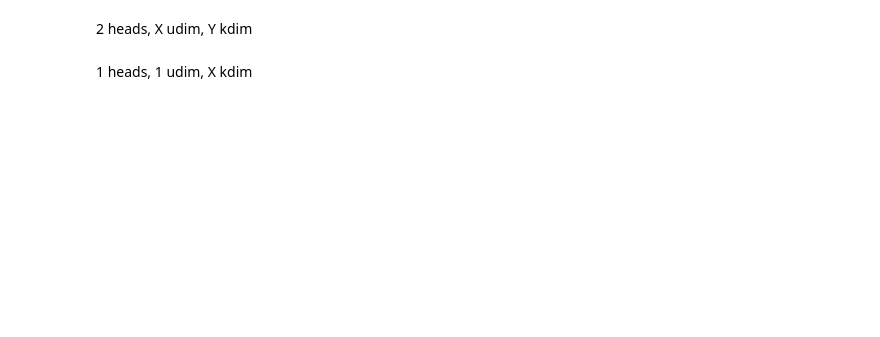
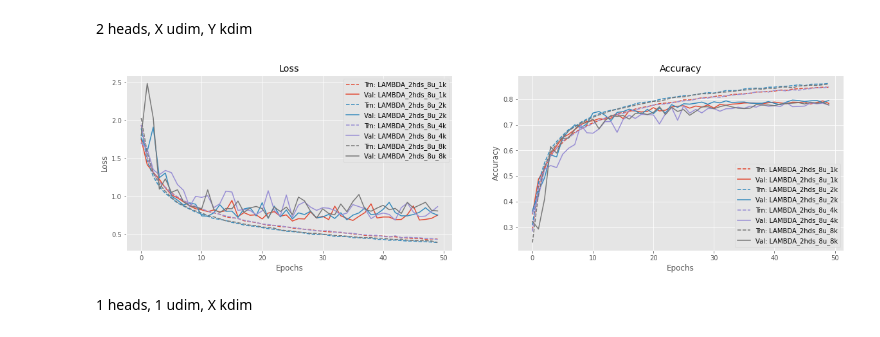
Before and after one commit to cheneeheng/Transformer-TF, a Jupyter notebook: Cifar10_LAMBDA.ipynb, the cells around one changed output. Drawn from its saved outputs; the diff is of its cells as text; code cells hidden in the pictures; blank space fills up the shorter version.

```diff
--- a/Cifar10_LAMBDA.ipynb
+++ b/Cifar10_LAMBDA.ipynb
@@ -1207,13 +1288,15 @@ plot([(i.history['loss'], i.history['val_loss']) for i in histories],
 # %%
 for u in [1,2,4,8]:
   legends = [f'LAMBDA_2hds_{u}u_{i}k' for i in [1,2,4,8]]
   histories = [history['LAMBDA'][2][u][i] for i in [1,2,4,8]]
 
-plot([(i.history['loss'], i.history['val_loss']) for i in histories],
-     [(i.history['sparse_categorical_accuracy'],
-       i.history['val_sparse_categorical_accuracy']) for i in histories],
+plot([(i['loss'], i['val_loss']) for i in histories],
+     [(i['sparse_categorical_accuracy'],
+       i['val_sparse_categorical_accuracy']) for i in histories],
      legends,
      subplot_title=['Loss', 'Accuracy'])
+# %% [output]
+[figure, added]
 # %% [markdown]
 1 heads, 1 udim, X kdim
 # %%
```
Also changed, not shown: parts of 12 cells of this notebook.
